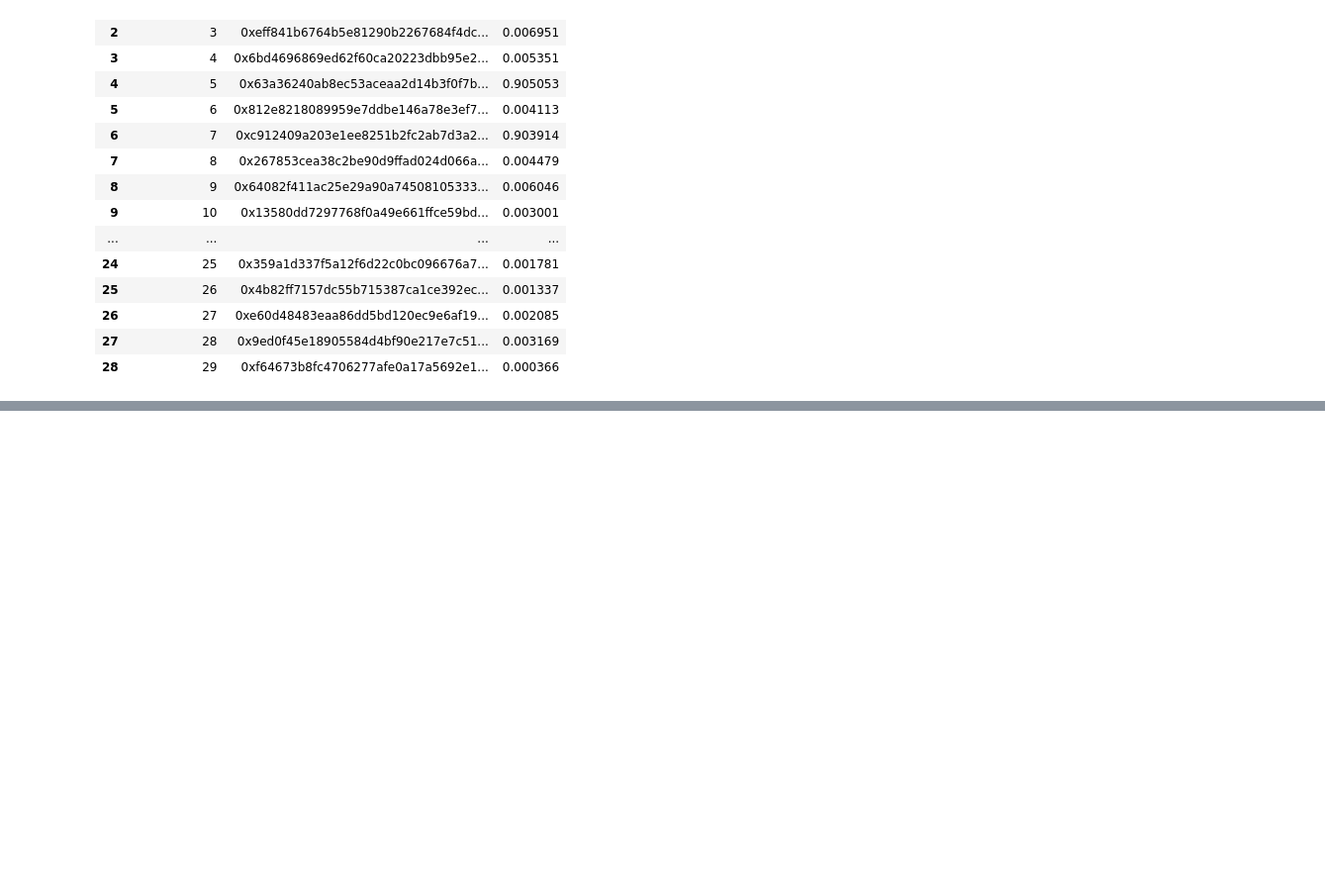
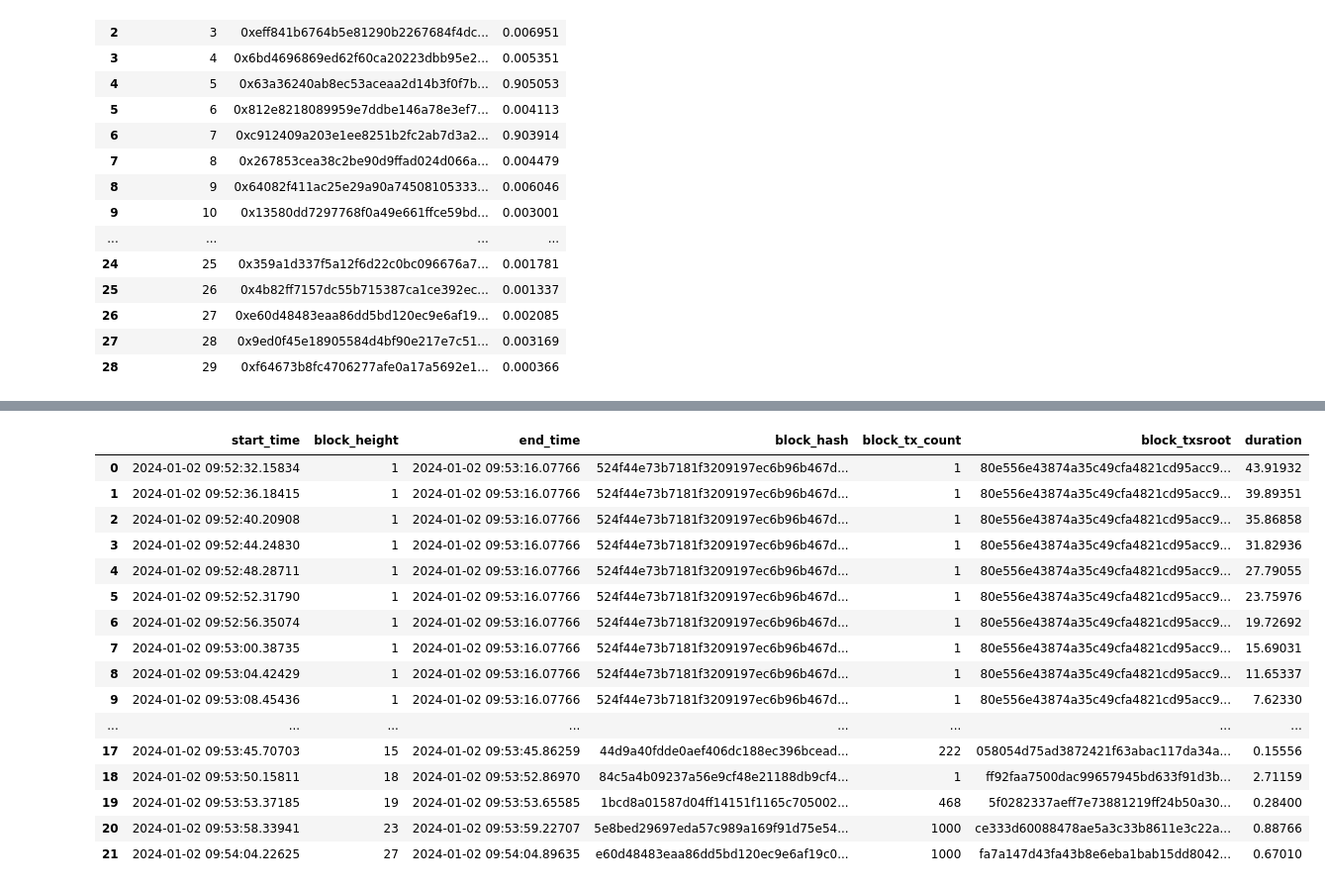
Before and after one commit to ICT-BCLab/RecorderfileFlask_fisco, a Jupyter notebook: run/processData.ipynb, the cells around one changed output, grey strips where cells are left out. Shown: that part at 99% size. Saved outputs shown, nothing was run; the diff lists cells and outputs as text; code cells hidden in the pictures; blank space fills up the shorter version.

```diff
--- a/run/processData.ipynb
+++ b/run/processData.ipynb
@@ -309,0 +292,25 @@ dd
+# %%
+import pandas as pd
+from datetime import datetime
+
+filepath = "/Users/bethestar/Downloads/myFiscoBcos/fisco/nodes/127.0.0.1/node0/log_record/"
+# 读取csv文件
+df_start = pd.read_csv(filepath + 'tx_delay_start.csv')
+df_end = pd.read_csv(filepath + 'tx_delay_end.csv')
+
+# 重命名列
+df_start = df_start.rename(columns={'measure_time': 'start_time'})
+df_end = df_end.rename(columns={'measure_time': 'end_time'})
+
+# 合并df_start和df_end
+df = pd.merge(df_start, df_end, on='tx_hash')
+
+# 计算duration
+def calculate_duration(end_time, start_time):
+    format = "%Y-%m-%d %H:%M:%S.%f"
+    end_time = datetime.strptime(end_time, format)
+    start_time = datetime.strptime(start_time, format)
+    return (end_time - start_time).total_seconds()
+
+df['duration'] = df.apply(lambda row: calculate_duration(row['end_time'], row['start_time']), axis=1)
+df
@@ -309,0 +331,34 @@ dd
+# %%
+filepath = "/Users/bethestar/Downloads/myFiscoBcos/fisco/nodes/127.0.0.1/node0/log_record/"
+# 读取csv文件
+df_start = pd.read_csv(filepath + 'block_commit_duration_start.csv')
+df_end = pd.read_csv(filepath + 'block_commit_duration_end.csv')
+# 重命名列
+df_start = df_start.rename(columns={'measure_time': 'start_time'})
+df_end = df_end.rename(columns={'measure_time': 'end_time'})
+# 合并df_start和df_end
+df = pd.merge(df_start, df_end, on='block_height')
+# 对于相同高度的区块，可能多次触发该节点准备打包，只保留最后一次记录时间
+df.drop_duplicates(subset='block_height', keep='last', inplace=True)
+# 计算时间差
+df['duration'] = df.apply(lambda row: calculate_duration(row['end_time'], row['start_time']), axis=1)
+df = df[df['duration'] >= 0]
+df
+# %% [output]
+|  | start_time | block_height | end_time | block_hash | block_tx_count | block_txsroot | duration |
+| 0 | 2024-01-02 09:52:32.15834 | 1 | 2024-01-02 09:53:16.07766 | 524f44e73b7181f3209197ec6b96b467d... | 1 | 80e556e43874a35c49cfa4821cd95acc9... | 43.91932 |
+| 1 | 2024-01-02 09:52:36.18415 | 1 | 2024-01-02 09:53:16.07766 | 524f44e73b7181f3209197ec6b96b467d... | 1 | 80e556e43874a35c49cfa4821cd95acc9... | 39.89351 |
+| 2 | 2024-01-02 09:52:40.20908 | 1 | 2024-01-02 09:53:16.07766 | 524f44e73b7181f3209197ec6b96b467d... | 1 | 80e556e43874a35c49cfa4821cd95acc9... | 35.86858 |
+| 3 | 2024-01-02 09:52:44.24830 | 1 | 2024-01-02 09:53:16.07766 | 524f44e73b7181f3209197ec6b96b467d... | 1 | 80e556e43874a35c49cfa4821cd95acc9... | 31.82936 |
+| 4 | 2024-01-02 09:52:48.28711 | 1 | 2024-01-02 09:53:16.07766 | 524f44e73b7181f3209197ec6b96b467d... | 1 | 80e556e43874a35c49cfa4821cd95acc9... | 27.79055 |
+| 5 | 2024-01-02 09:52:52.31790 | 1 | 2024-01-02 09:53:16.07766 | 524f44e73b7181f3209197ec6b96b467d... | 1 | 80e556e43874a35c49cfa4821cd95acc9... | 23.75976 |
+| 6 | 2024-01-02 09:52:56.35074 | 1 | 2024-01-02 09:53:16.07766 | 524f44e73b7181f3209197ec6b96b467d... | 1 | 80e556e43874a35c49cfa4821cd95acc9... | 19.72692 |
+| 7 | 2024-01-02 09:53:00.38735 | 1 | 2024-01-02 09:53:16.07766 | 524f44e73b7181f3209197ec6b96b467d... | 1 | 80e556e43874a35c49cfa4821cd95acc9... | 15.69031 |
+| 8 | 2024-01-02 09:53:04.42429 | 1 | 2024-01-02 09:53:16.07766 | 524f44e73b7181f3209197ec6b96b467d... | 1 | 80e556e43874a35c49cfa4821cd95acc9... | 11.65337 |
+| 9 | 2024-01-02 09:53:08.45436 | 1 | 2024-01-02 09:53:16.07766 | 524f44e73b7181f3209197ec6b96b467d... | 1 | 80e556e43874a35c49cfa4821cd95acc9... | 7.62330 |
+| ... | ... | ... | ... | ... | ... | ... | ... |
+| 17 | 2024-01-02 09:53:45.70703 | 15 | 2024-01-02 09:53:45.86259 | 44d9a40fdde0aef406dc188ec396bcead... | 222 | 058054d75ad3872421f63abac117da34a... | 0.15556 |
+| 18 | 2024-01-02 09:53:50.15811 | 18 | 2024-01-02 09:53:52.86970 | 84c5a4b09237a56e9cf48e21188db9cf4... | 1 | ff92faa7500dac99657945bd633f91d3b... | 2.71159 |
+| 19 | 2024-01-02 09:53:53.37185 | 19 | 2024-01-02 09:53:53.65585 | 1bcd8a01587d04ff14151f1165c705002... | 468 | 5f0282337aeff7e73881219ff24b50a30... | 0.28400 |
+| 20 | 2024-01-02 09:53:58.33941 | 23 | 2024-01-02 09:53:59.22707 | 5e8bed29697eda57c989a169f91d75e54... | 1000 | ce333d60088478ae5a3c33b8611e3c22a... | 0.88766 |
+| 21 | 2024-01-02 09:54:04.22625 | 27 | 2024-01-02 09:54:04.89635 | e60d48483eaa86dd5bd120ec9e6af19c0... | 1000 | fa7a147d43fa43b8e6eba1bab15dd8042... | 0.67010 |
```
Also changed, not shown: parts of 18 cells of this notebook, 2 other files.
